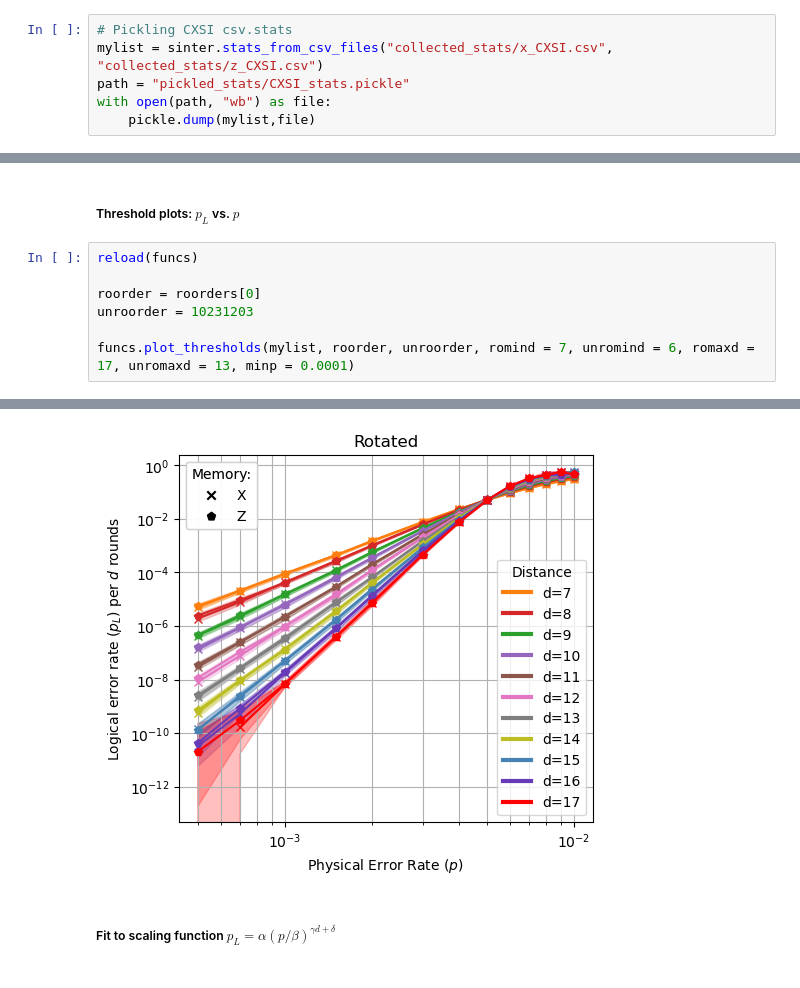
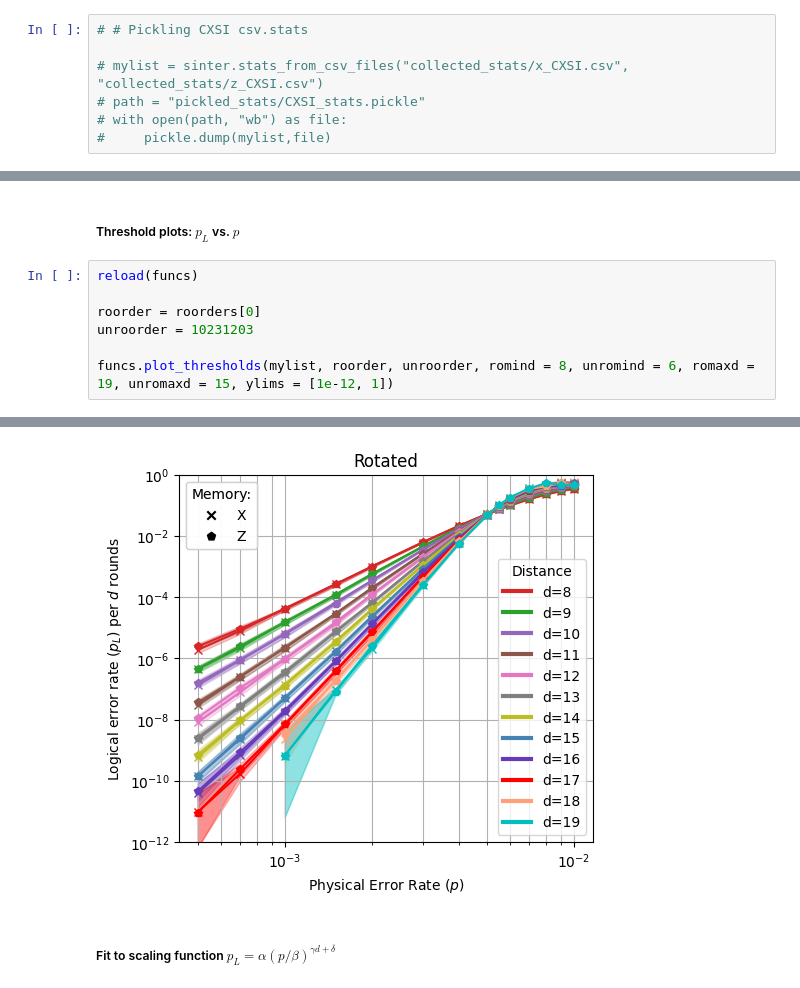
Before and after one commit to wamud/compare_the_pair, a Jupyter notebook: src/paper_data_and_plots.ipynb, the cells around one changed output, grey strips where cells are left out. Saved outputs shown, nothing was run; the diff lists cells and outputs as text.

Commit message:
updates to CXSI noise

```diff
--- a/src/paper_data_and_plots.ipynb
+++ b/src/paper_data_and_plots.ipynb
@@ -25,11 +25,12 @@ from importlib import reload
 reload(morefuncs)
 reload(funcs);
 # %%
-# Pickling CXSI csv.stats
-mylist = sinter.stats_from_csv_files("collected_stats/x_CXSI.csv", "collected_stats/z_CXSI.csv")
-path = "pickled_stats/CXSI_stats.pickle"
-with open(path, "wb") as file:
-    pickle.dump(mylist,file)
+# # Pickling CXSI csv.stats
+
+# mylist = sinter.stats_from_csv_files("collected_stats/x_CXSI.csv", "collected_stats/z_CXSI.csv")
+# path = "pickled_stats/CXSI_stats.pickle"
+# with open(path, "wb") as file:
+#     pickle.dump(mylist,file)
 # %% [markdown]
 ##### Import the collected data:
 # %%
@@ -54,5 +55,5 @@ reload(funcs)
 roorder = roorders[0]
 unroorder = 10231203
 
-funcs.plot_thresholds(mylist, roorder, unroorder, romind = 7, unromind = 6, romaxd = 17, unromaxd = 13, minp = 0.0001)
+funcs.plot_thresholds(mylist, roorder, unroorder, romind = 8, unromind = 6, romaxd = 19, unromaxd = 15, ylims = [1e-12, 1])
 # %% [output]
@@ -60,4 +61,4 @@ funcs.plot_thresholds(mylist, roorder, unroorder, romind = 7, unromind = 6, roma
-[figure, old version]
+[figure, new version]
 # %% [markdown]
 ##### Fit to scaling function $p_L = \alpha ( p / \beta)^{\gamma d + \delta}$
 # %%
```
Also changed, not shown: parts of 11 cells of this notebook, 40 other files.
